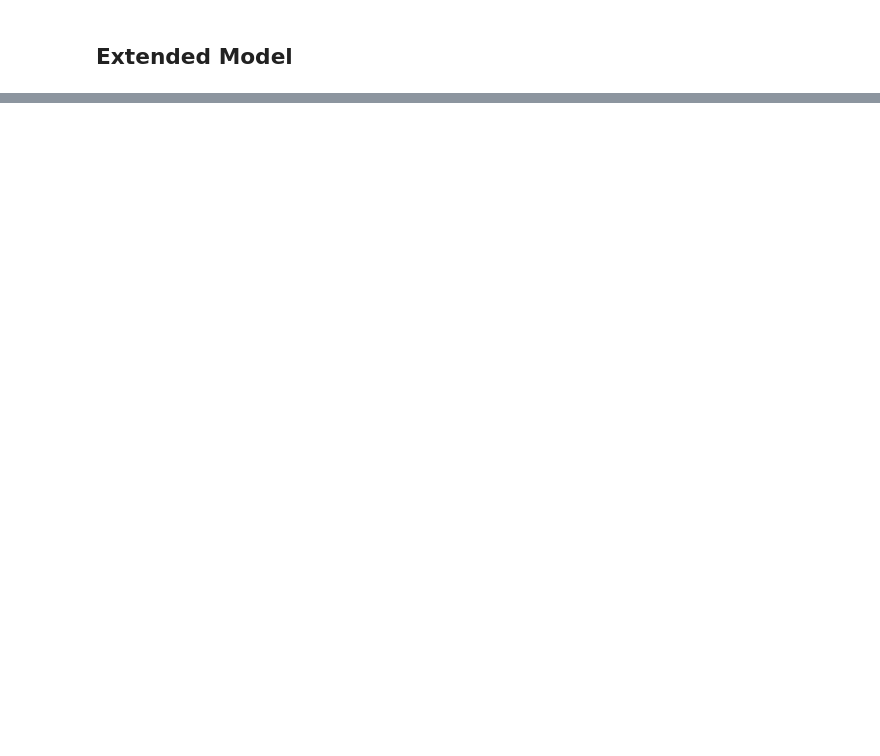
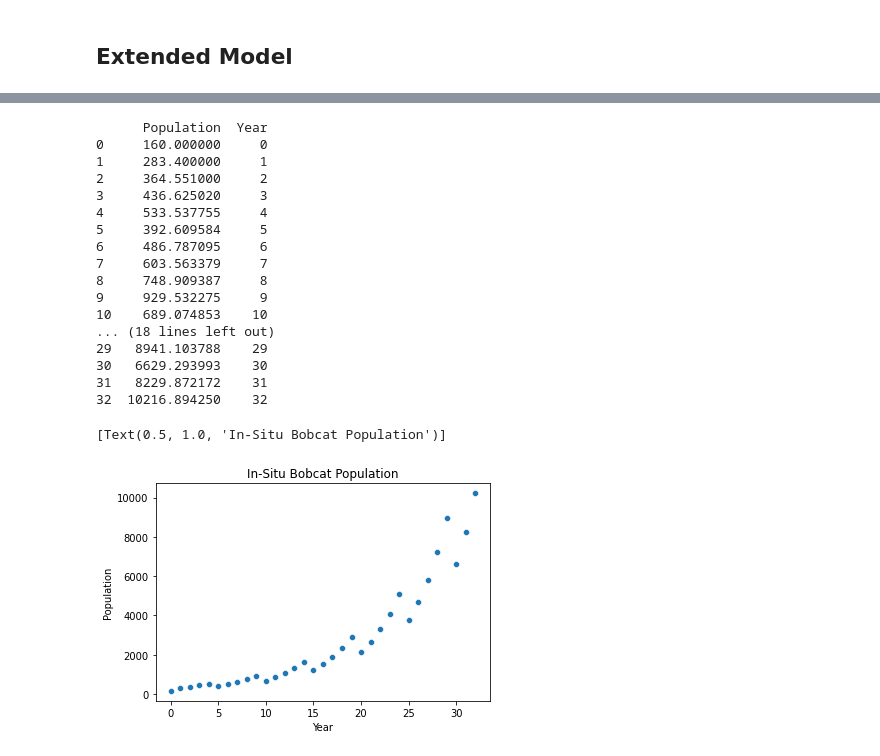
Before and after one commit to AlienVisitor/Math-3MB3, a Jupyter notebook: finalproject.ipynb, the cells around one changed output, grey strips where cells are left out. Saved outputs shown, nothing was run; the diff lists cells and outputs as text; code cells hidden in the pictures; blank space fills up the shorter version.

```diff
--- a/finalproject.ipynb
+++ b/finalproject.ipynb
@@ -127,0 +171,24 @@ def growth_extended(t0_population = default_t0_population, leslie_matrix = defau
+# %%
+data_nth_population_extended_in_situ = growth_extended(leslie_matrix=leslie_matrix_extended)
+
+sns.scatterplot(data = data_nth_population_extended_in_situ, x = "Year", y = "Population").set(title = "In-Situ Bobcat Population")
+# %% [output]
+      Population  Year
+0     160.000000     0
+1     283.400000     1
+2     364.551000     2
+3     436.625020     3
+4     533.537755     4
+5     392.609584     5
+6     486.787095     6
+7     603.563379     7
+8     748.909387     8
+9     929.532275     9
+10    689.074853    10
+... (18 lines left out)
+29   8941.103788    29
+30   6629.293993    30
+31   8229.872172    31
+32  10216.894250    32
+[Text(0.5, 1.0, 'In-Situ Bobcat Population')]
+[figure, added]
```
Also changed, not shown: parts of 5 cells of this notebook.
